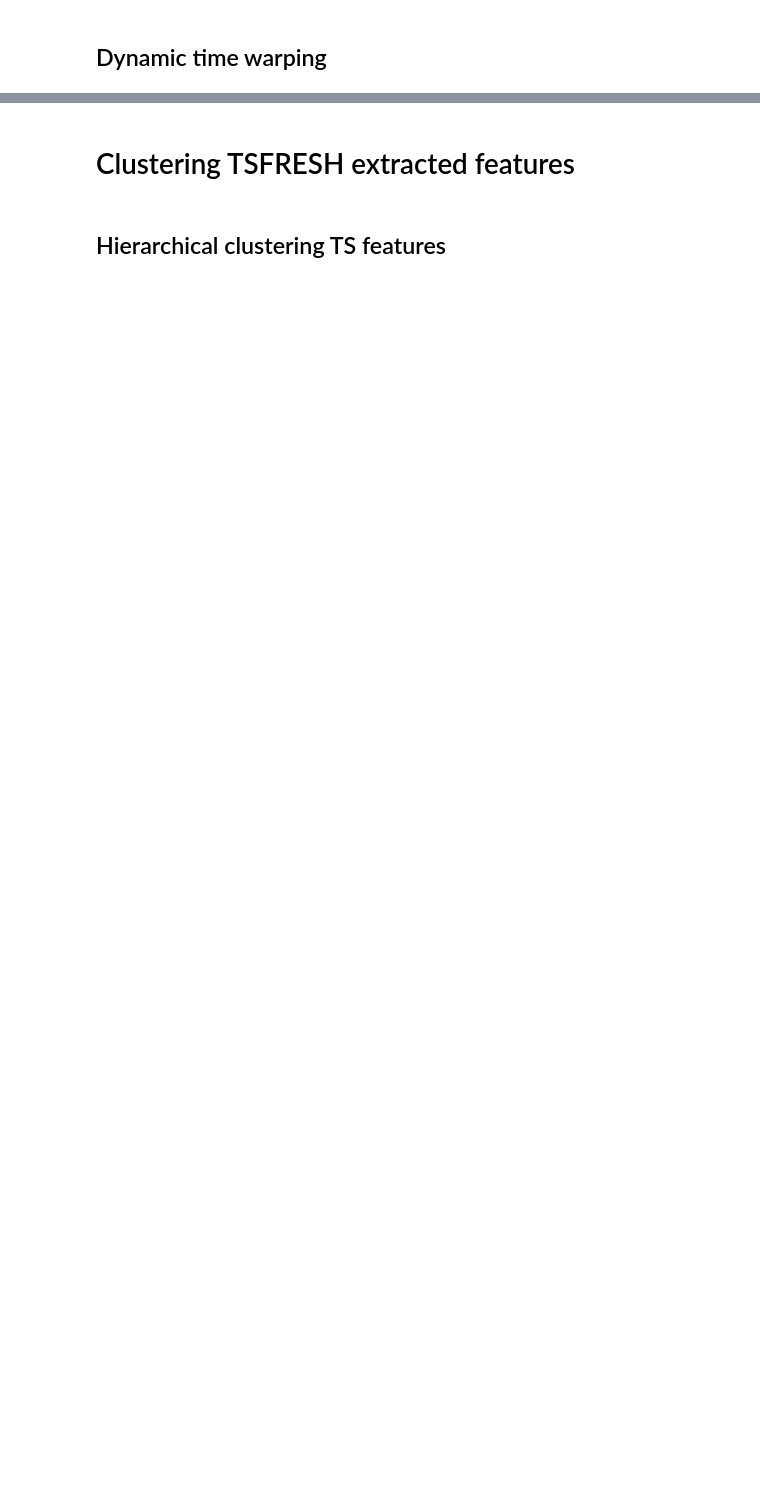
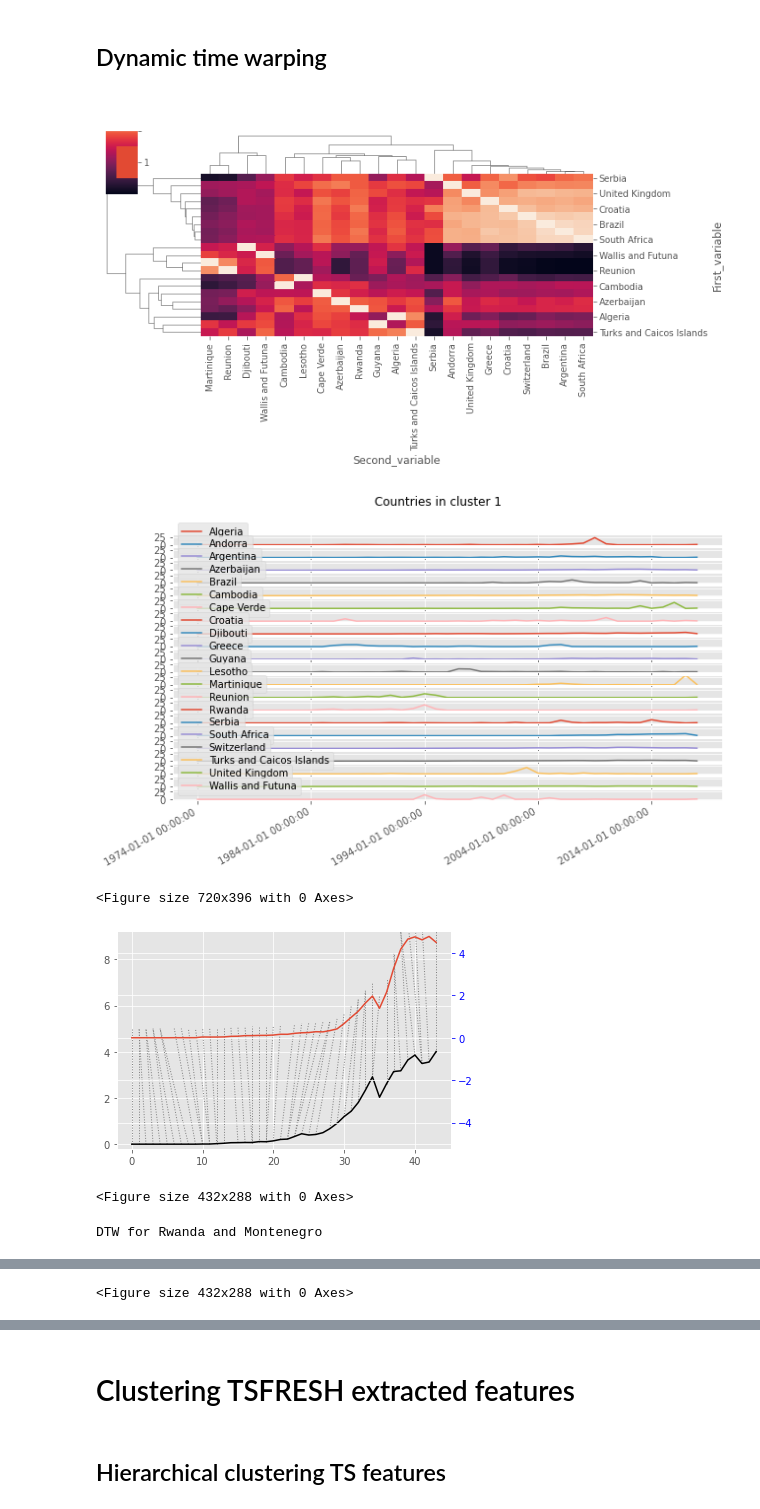
Before and after one commit to GarethWilhelm/TS-Feature-Clustering, a Jupyter notebook: notebooks/clustering_tsfresh_features.ipynb, the cells around one changed output, grey strips where cells are left out. Drawn from its saved outputs; the diff is of its cells as text; code cells hidden in the pictures; blank space fills up the shorter version.

```diff
--- a/notebooks/clustering_tsfresh_features.ipynb
+++ b/notebooks/clustering_tsfresh_features.ipynb
@@ -25,7 +94,8 @@ from sklearn.decomposition import PCA
 # Functions for dendrograms
 # given a linkage model, plog dendogram, with the colors indicated by the a cutoff point at which we define clusters
 #https://scikit-learn.org/stable/auto_examples/cluster/plot_agglomerative_dendrogram.html#sphx-glr-auto-examples-cluster-plot-agglomerative-dendrogram-py
-def plot_dendrogram(model,type_of_data, **kwargs):
+def plot_dendrogram(raw_ts_dataframe,name_of_dataset, **kwargs):
+    model = AgglomerativeClustering(n_clusters=None, distance_threshold = 0).fit(raw_ts_dataframe.T.values)
     # Create linkage matrix and then plot the dendrogram
     # create the counts of samples under each node
     counts = np.zeros(model.children_.shape[0])
@@ -43,9 +113,10 @@ def plot_dendrogram(model,type_of_data, **kwargs):
                                       counts]).astype(float)
 
     # Plot the corresponding dendrogram
-    plt.figure(figsize=(10,5.5))
+    fig = plt.figure(figsize=(10,5.5))
+    fig.suptitle(f'Hierarchical clusters: {name_of_dataset}')
     dendrogram(linkage_matrix, **kwargs)
-    plt.savefig(f"Dendrogram_{type_of_data}")
+    plt.savefig(f"hierarchical_{name_of_dataset}")
     return linkage_matrix
 
 # Functions for dtw
@@ -74,9 +145,7 @@ def plot_dtw(df,series1:str, series2:str) -> None:
             df[series2],\
             keep_internals=True,
             step_pattern=rabinerJuangStepPattern(2, "c"))
-  plt.figure(figsize=(10,5.5))
   dtw_df.plot(type="twoway",offset=5)
-  plt.set_title=(f'{series1} and {series2}')
   plt.savefig(f"DTW_{series1}_{series1}")
   plt.show()
 
@@ -240,44 +316,53 @@ for c in clusters:
 ## Dynamic time warping
 # %%
 # sample 50 series, and compute the DTW distance matrix
-random.seed(10)
-sample_cols = random.sample(list(yarn_fiber.columns), 100)
-dtw_diff_dict = get_dtw_diff_matrix(yarn_fiber,sample_cols)
+random.seed(15)
+sample_cols = random.sample(list(yarn_mean_scaled.columns), 20)
+sample_cols.append('South Africa')
+# sample_cols.extend(['South)
+dtw_diff_dict = get_dtw_diff_matrix(yarn_mean_scaled,sample_cols)
 
 # make into a df
 dtw_diff_df = pd.DataFrame(dtw_diff_dict).T.reset_index()\
     .rename(columns = {"level_0":"First_variable", "level_1":"Second_variable", 0:"diff"})\
     .pivot_table(index = "First_variable", columns = "Second_variable", values = "diff")
 
 # plot a similarity matrix, with a dendogram imposed
-import seaborn as sns
-sns.clustermap(1-dtw_diff_df)
+sns.clustermap(1-dtw_diff_df,figsize=(10,5.5))
 
 # ward clustering from difference matrix, where distance is Dynamic time warping distance instead of Euclidean
 time_warp = ward(dtw_diff_df)
 # extract clusters
 dtw_clusters = pd.DataFrame({"cluster":fcluster(time_warp, 1.15)}, index = dtw_diff_df.index)
 dtw_clusters.cluster.value_counts().sort_index().plot.barh()
 plt.title=("Frequency of DTW clusters")
 
 # Check time series for any cluster
 # TODO: Function to loop through all clusters and plot
 # What cluster is South Africa?
 #print(dtw_clusters[dtw_clusters.index=='South Africa'])
 cluster = 1
-yarn_hc_clusters = yarn_fiber.T.merge(
+yarn_hc_clusters = yarn_mean_scaled.T.merge(
     dtw_clusters.loc[dtw_clusters.cluster ==cluster],
     left_index = True,
     right_index = True)\
     .T
 yarn_hc_clusters.plot(subplots=True,figsize = (10,5.5),sharey=True,title=f'Countries in cluster {cluster}')
 plt.show()
 
-print('DTW for Turkey and India')
-plot_dtw(yarn_fiber,"Turkey", "India")
-
+fig = plt.figure(figsize=(10,5.5))
+fig.suptitle(f'DTW : Examples')
+# print('DTW for Turkey and India')
+plot_dtw(yarn_mean_scaled,"Turkey", "India")
 print('DTW for Rwanda and Montenegro')
-plot_dtw(yarn_fiber,"Rwanda", "Montenegro")
-
+plot_dtw(yarn_mean_scaled,"Rwanda", "Montenegro")
+# fig.add_subplot(133)
 print('DTW for Niger and Republic of the Congo')
-plot_dtw(yarn_fiber,"Niger", "Republic of the Congo")
+plot_dtw(yarn_mean_scaled,"Niger", "Republic of the Congo")
+# %% [output]
+[figure, added]
+[figure, added]
+<Figure size 720x396 with 0 Axes>
+[figure, added]
+<Figure size 432x288 with 0 Axes>
+DTW for Rwanda and Montenegro
@@ -283,0 +370 @@ plot_dtw(yarn_fiber,"Niger", "Republic of the Congo")
+<Figure size 432x288 with 0 Axes>
```
Also changed, not shown: parts of 18 cells of this notebook.
